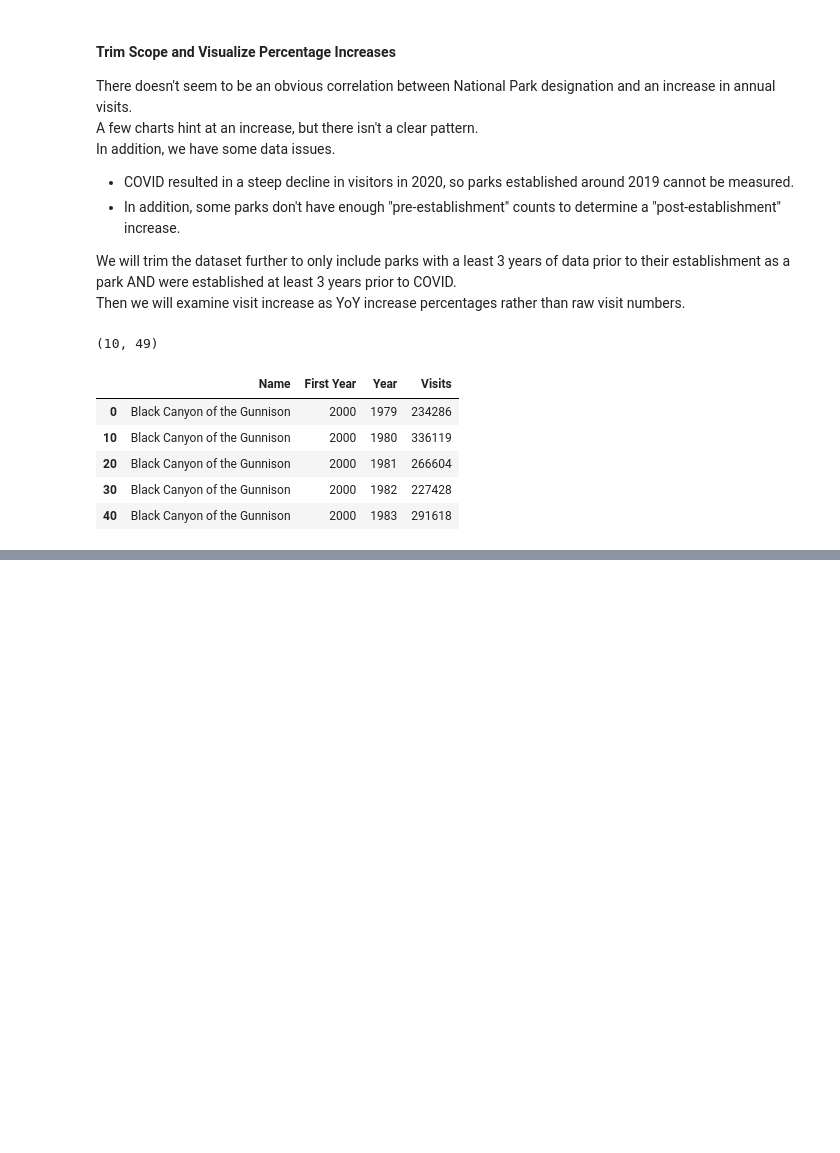
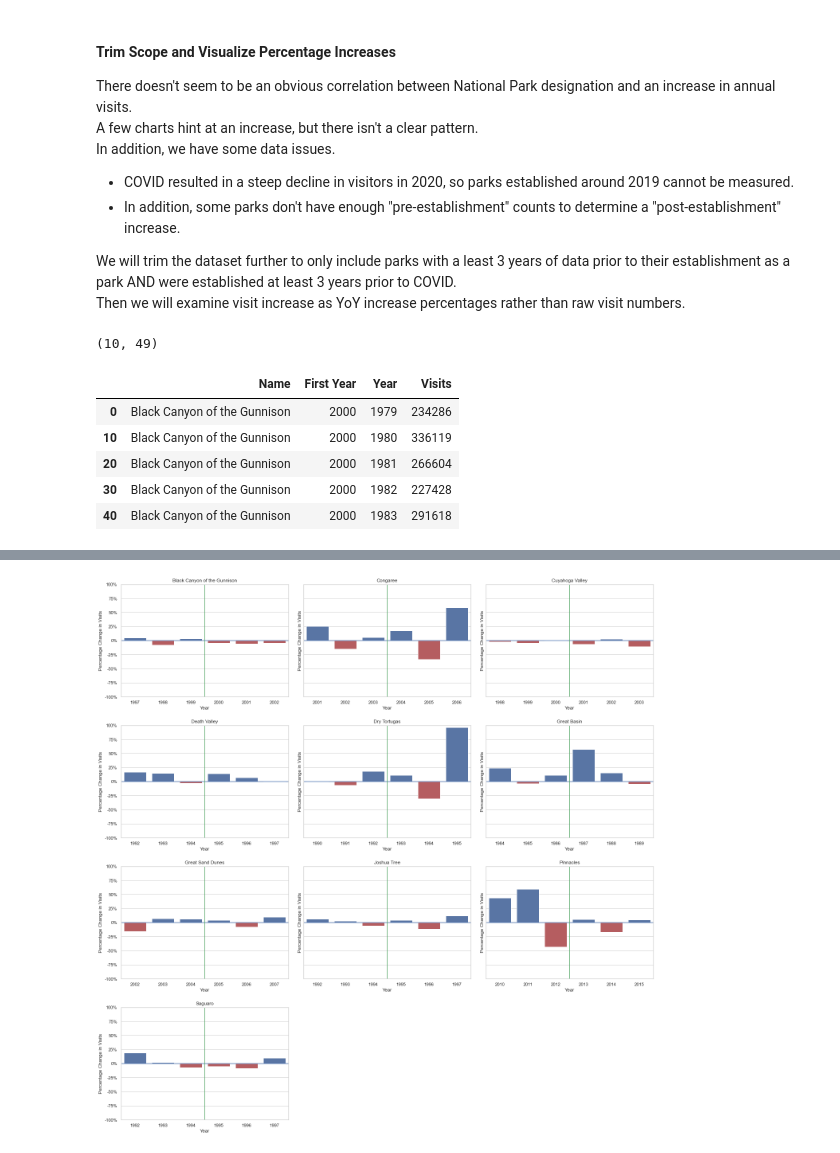
Before and after one commit to carl-schick-ds/national-parks, a Jupyter notebook: national-parks.ipynb, the cells around one changed output, grey strips where cells are left out. Cells and saved outputs as stored; diff of their text form; code cells hidden in the pictures; blank space fills up the shorter version.

```diff
--- a/national-parks.ipynb
+++ b/national-parks.ipynb
@@ -433,0 +432,37 @@ TypeError: 'AxesSubplot' object is not subscriptable
+# %%
+num_parks = park_data_filtered_df.shape[0]
+num_cols = 3
+num_rows = int(num_parks / num_cols) + 1
+
+fig, axes = plt.subplots(num_rows, num_cols, sharey = True, figsize=(20,num_rows * 5), tight_layout=dict(pad=2.0))
+
+# Plot each park's annual visit counts.
+# Color the bar green on the First Year the park was a National Park
+for i, (index, row) in enumerate(park_data_filtered_df.iterrows()):
+    g_row, g_column = divmod(i, num_cols)
+    current_ax = axes[g_row][g_column]
+    first_year = row['First Year']
+    colors = ['b' if y >= 0 else 'r' for y in dfm[dfm['Name'] == row['Name']]['Visits Delta']]
+    # colors = ['b' if x!=first_year and y >= 0 else 'r' if x!= first_year else 'forestgreen' for x, y in zip(dfm['Year'], dfm[dfm['Name'] == row['Name']]['Visits Delta'])]
+    # colors = ["tan" if x!=first_year else 'springgreen' for x in dfm['Year']]
+    g = sns.barplot(data=dfm[dfm['Name'] == row['Name']], x='Year', y='Visits Delta', palette=colors, ax = current_ax)
+    g.set_title(row['Name'])
+    g.set_ylabel('Percentage Change in Visits')
+    first_year_offset = first_year - 1979
+    g.set_xlim(first_year_offset - 3.5, first_year_offset + 2.5)
+    g.set_ylim(-1, 1)
+
+    ylabels = ['{:,.0f}'.format(y) + '%' for y in g.get_yticks()*100]
+    g.set_yticks(g.get_yticks())  ## Only do this to suppress warning about setting tick labels without setting ticks
+    g.set_yticklabels(ylabels)
+
+    current_ax.axhline(y=0, color='b')
+    current_ax.axvline(x=first_year_offset - .5, color='g')
+
+# Turn off remaining axes
+for i in range(num_parks, num_rows*num_cols):
+    g_row, g_column = divmod(i, num_cols)
+    current_ax = axes[g_row][g_column]
+    current_ax.axis('off')
+# %% [output]
+[figure, added]
```
Also changed, not shown: parts of 6 cells of this notebook.
